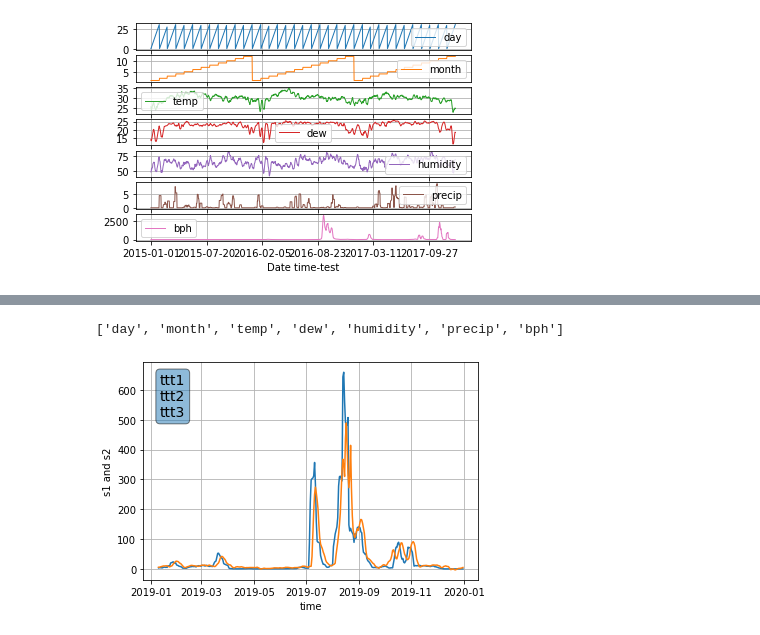
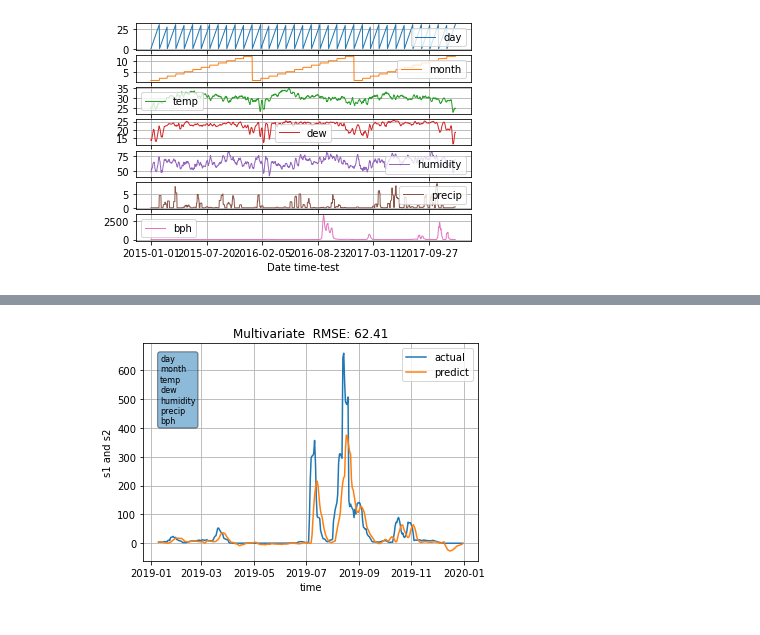
Before and after one commit to D6200763-SUT/SUT_Rice_Project_2021, a Jupyter notebook: Ex4_Univariate_LSTM_model_Time-series.ipynb, the cells around one changed output, grey strips where cells are left out. Saved outputs shown, nothing was run; the diff lists cells and outputs as text; code cells hidden in the pictures.

```diff
--- a/Ex4_Univariate_LSTM_model_Time-series.ipynb
+++ b/Ex4_Univariate_LSTM_model_Time-series.ipynb
@@ -414,19 +416,31 @@ model = tf.keras.models.Sequential([
                   keras.layers.LSTM(100, input_shape=(train_X.shape[1], train_X.shape[2]),activation='relu'),
                   keras.layers.Dense(units=1)
     ])
-
+# model = tf.keras.models.Sequential([
+#                   # Shape [batch, time, features] => [batch, time, lstm_units]
+#                   keras.layers.LSTM(100, input_shape=(train_X.shape[1], train_X.shape[2]),return_sequences=True,activation='relu'),
+#                 #   keras.layers.BatchNormalization(),
+#                 #   keras.layers.Dropout(0.2),
+#                 #   keras.layers.LSTM(50, return_sequences=True, activation='relu'),
+#                 #   keras.layers.BatchNormalization(),
+#                 #   keras.layers.Dropout(0.2),
+#                   keras.layers.LSTM(50, activation='relu'),
+#                 #   keras.layers.BatchNormalization(),
+#                 #   keras.layers.Dropout(0.2),
+#                   keras.layers.Dense(units=1)
+#             ])
 Optimizer = tf.keras.optimizers.Adam(0.0001)
 model.compile(Optimizer, loss='mae', metrics=['accuracy'])
 # model.summary()
 
 # fit network
-Epochs = 1000
+Epochs = 1500
 batch_size = 128
 history = model.fit(train_X, train_y,
                     epochs=Epochs,
                     batch_size=batch_size,
                     validation_data=(test_X, test_y),
-                    verbose=0,
+                    verbose=1,
                     # callbacks=[cp_callback,es_callback],
                     shuffle=False)
 
@@ -526,31 +535,27 @@ RMSE: 51.481
-# %%
-list(df.columns.values)
-# %% [output]
-['day', 'month', 'temp', 'dew', 'humidity', 'precip', 'bph']
 # %%
+strings = list(frames_test.columns)
+textstr = '\n'.join(strings)
+
 fig, ax = plt.subplots()
 
-
-textstr = '\n'.join((
-    r'ttt1',
-    r'ttt2',
-    r'ttt3'))
-
-ax.plot(date_time_predict[n_day+n_out-1:],inv_y[:],date_time_predict[n_day+n_out-1:],inv_yhat[:])
-
+ax.plot(date_time_predict[n_day+n_out-1:],inv_y[:],label='actual')
+ax.plot(date_time_predict[n_day+n_out-1:],inv_yhat[:],label='predict')
+# ax.plot(date_time_predict[n_day+n_out-1:],inv_y[:],date_time_predict[n_day+n_out-1:],inv_yhat[:])
+ax.legend(loc='upper right')
+ax.set_title('Multivariate' +'  RMSE: %.2f' % rmse)
 ax.set_xlabel('time')
 ax.set_ylabel('s1 and s2')
 ax.grid(True)
 
 
 # these are matplotlib.patch.Patch properties
 props = dict(boxstyle='round', alpha=0.5)
 
 
 # place a text box in upper left in axes coords
-ax.text(0.05, 0.95, textstr, transform=ax.transAxes, fontsize=14,
+ax.text(0.05, 0.95, textstr, transform=ax.transAxes, fontsize=8,
         verticalalignment='top', bbox=props)
 
 plt.show()
 # %% [output]
-[figure, old version]
+[figure, new version]
```
Also changed, not shown: parts of 3 cells of this notebook.
